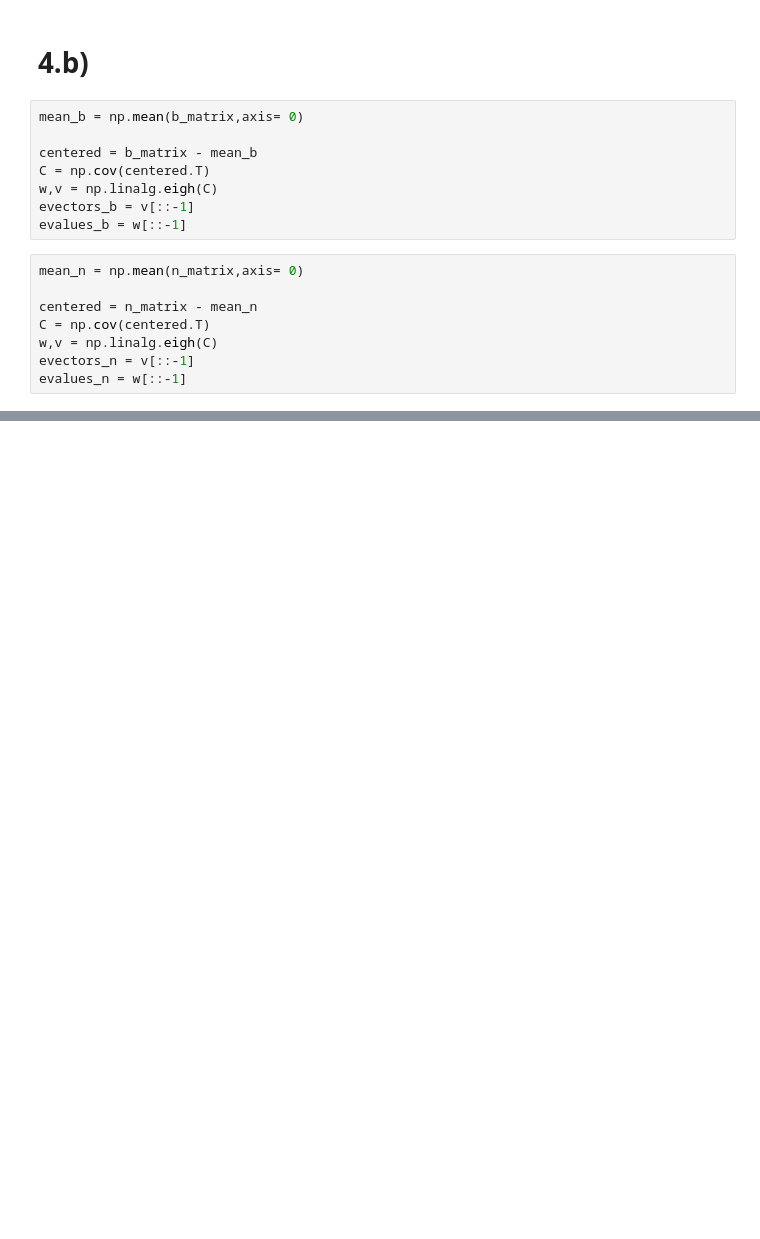
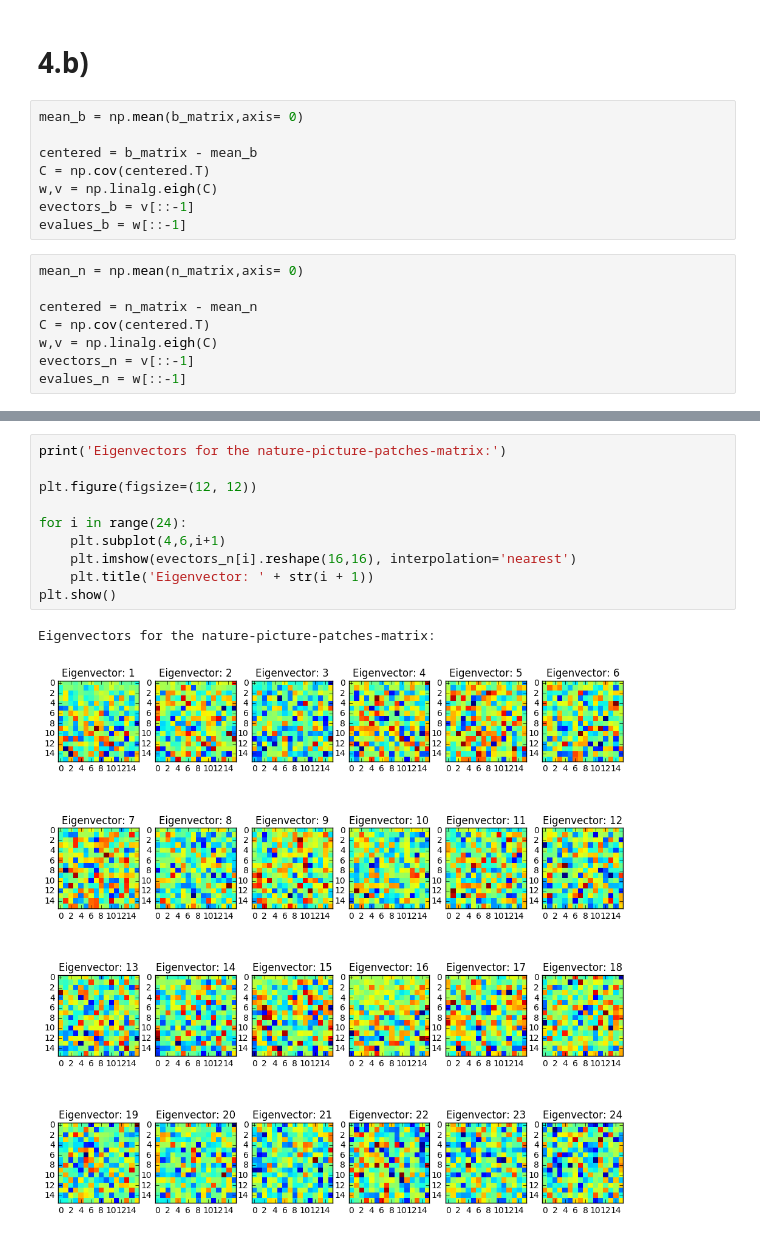
Before and after one commit to muellerfelix/mi-2, a Jupyter notebook: hw-2/sheet2.ipynb, the cells around one changed output, grey strips where cells are left out. Saved outputs shown, nothing was run; the diff lists cells and outputs as text; blank space fills up the shorter version.

```diff
--- a/hw-2/sheet2.ipynb
+++ b/hw-2/sheet2.ipynb
@@ -366,0 +416,13 @@ evalues_n = w[::-1]
+# %%
+print('Eigenvectors for the nature-picture-patches-matrix:')
+
+plt.figure(figsize=(12, 12))
+
+for i in range(24):
+    plt.subplot(4,6,i+1)
+    plt.imshow(evectors_n[i].reshape(16,16), interpolation='nearest')
+    plt.title('Eigenvector: ' + str(i + 1))
+plt.show()
+# %% [output]
+Eigenvectors for the nature-picture-patches-matrix:
+[figure, added]
```
Also changed, not shown: parts of 21 cells of this notebook.
